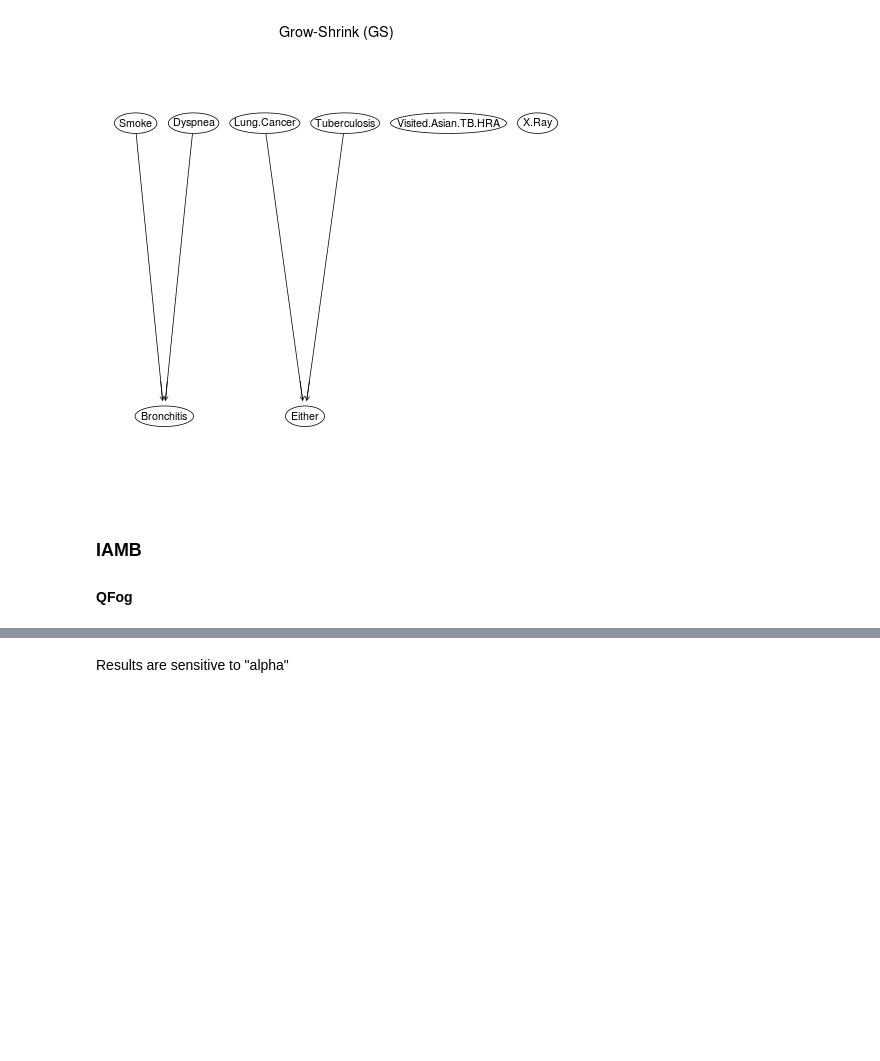
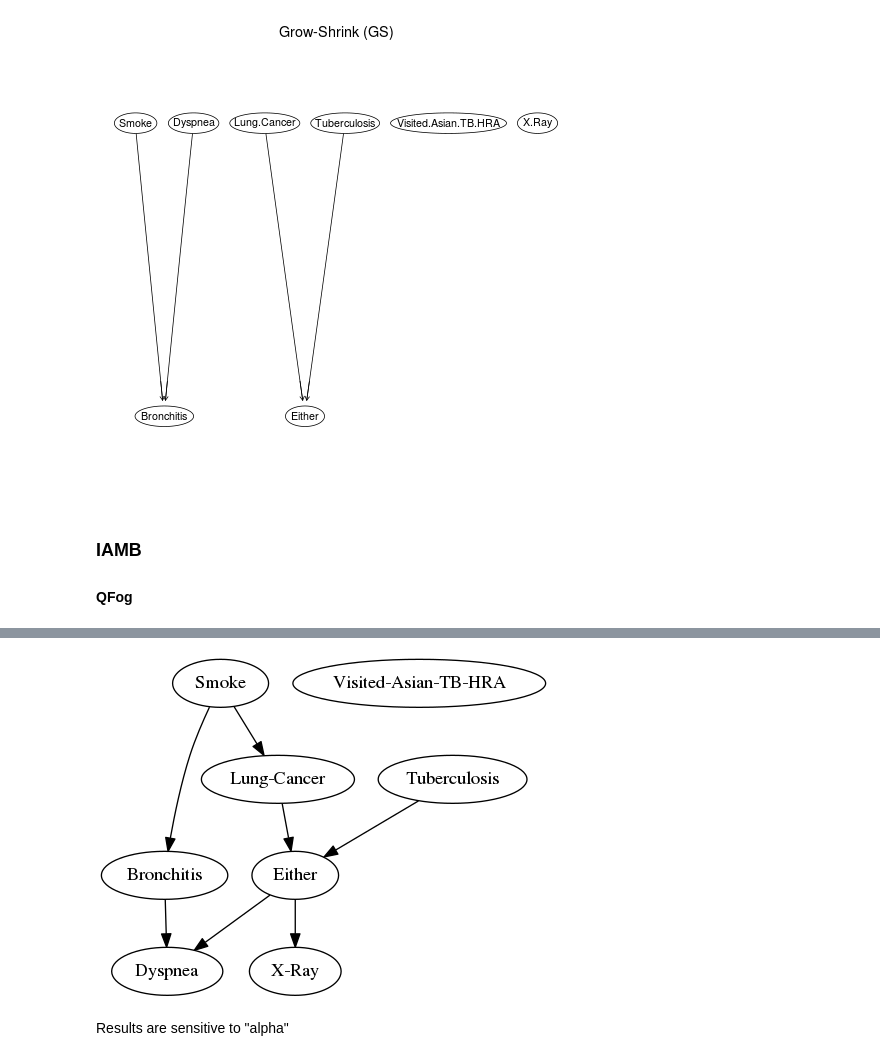
Before and after one commit to artiste-qb-net/quantum-fog, a Jupyter notebook: jupyter-notebooks/bnlearn-qfog-comparison/struc-learning-template-asia.ipynb, the cells around one changed output, grey strips where cells are left out. Saved outputs shown, nothing was run; the diff lists cells and outputs as text; code cells hidden in the pictures; blank space fills up the shorter version.

```diff
--- a/jupyter-notebooks/bnlearn-qfog-comparison/struc-learning-template-asia.ipynb
+++ b/jupyter-notebooks/bnlearn-qfog-comparison/struc-learning-template-asia.ipynb
@@ -156,3 +157,7 @@ Source(open(learned_dot).read())
+# %%
+show_dot(learned_dot)
+# %% [output]
+[figure, added]
 # %% [markdown]
 Results are sensitive to "alpha"
 # %% [markdown]
```
Also changed, not shown: parts of 22 cells of this notebook, 8 other files.
